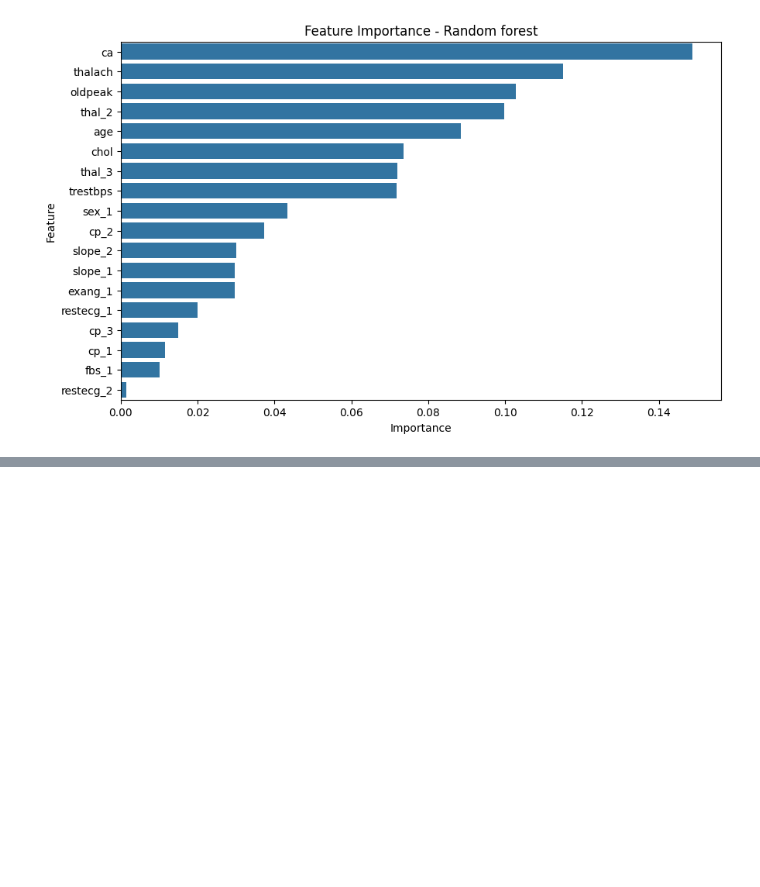
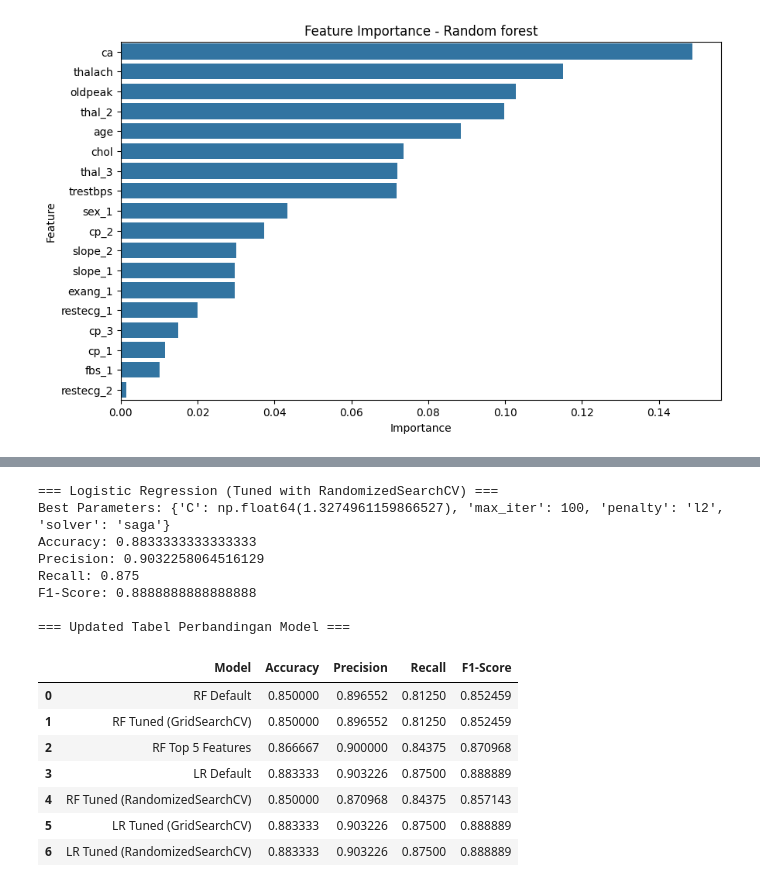
Before and after one commit to WahyuKhairi06/BigData_2311531009_Wahyu-Khairi, a Jupyter notebook: Praktikum 8/Praktikum_8_Big_Data_2311531009.ipynb, the cells around one changed output, grey strips where cells are left out. Saved outputs shown, nothing was run; the diff lists cells and outputs as text; code cells hidden in the pictures; blank space fills up the shorter version.

```diff
--- a/Praktikum 8/Praktikum_8_Big_Data_2311531009.ipynb
+++ b/Praktikum 8/Praktikum_8_Big_Data_2311531009.ipynb
@@ -207,0 +453,45 @@ Model logistic regression berhasil disimpan sebagai logreg_heast_model.joblib
+# %%
+best_lr_random_model = random_search_lr.best_estimator_
+y_pred_lr_random = best_lr_random_model.predict(X_test)
+
+acc_lr_random = accuracy_score(y_test, y_pred_lr_random)
+prec_lr_random = precision_score(y_test, y_pred_lr_random)
+rec_lr_random = recall_score(y_test, y_pred_lr_random)
+f1_lr_random = f1_score(y_test, y_pred_lr_random)
+
+print("\n=== Logistic Regression (Tuned with RandomizedSearchCV) ===")
+print("Best Parameters:", random_search_lr.best_params_)
+print("Accuracy:", acc_lr_random)
+print("Precision:", prec_lr_random)
+print("Recall:", rec_lr_random)
+print("F1-Score:", f1_lr_random)
+
+results_lr_random = pd.DataFrame({
+    "Model": ["LR Tuned (RandomizedSearchCV)"],
+    "Accuracy": [acc_lr_random],
+    "Precision": [prec_lr_random],
+    "Recall": [rec_lr_random],
+    "F1-Score": [f1_lr_random]
+})
+
+results = pd.concat([results, results_lr_random], ignore_index=True)
+
+print("\n=== Updated Tabel Perbandingan Model ===")
+display(results)
+# %% [output]
+=== Logistic Regression (Tuned with RandomizedSearchCV) ===
+Best Parameters: {'C': np.float64(1.3274961159866527), 'max_iter': 100, 'penalty': 'l2', 'solver': 'saga'}
+Accuracy: 0.8833333333333333
+Precision: 0.9032258064516129
+Recall: 0.875
+F1-Score: 0.8888888888888888
+
+=== Updated Tabel Perbandingan Model ===
+|  | Model | Accuracy | Precision | Recall | F1-Score |
+| 0 | RF Default | 0.850000 | 0.896552 | 0.81250 | 0.852459 |
+| 1 | RF Tuned (GridSearchCV) | 0.850000 | 0.896552 | 0.81250 | 0.852459 |
+| 2 | RF Top 5 Features | 0.866667 | 0.900000 | 0.84375 | 0.870968 |
+| 3 | LR Default | 0.883333 | 0.903226 | 0.87500 | 0.888889 |
+| 4 | RF Tuned (RandomizedSearchCV) | 0.850000 | 0.870968 | 0.84375 | 0.857143 |
+| 5 | LR Tuned (GridSearchCV) | 0.883333 | 0.903226 | 0.87500 | 0.888889 |
+| 6 | LR Tuned (RandomizedSearchCV) | 0.883333 | 0.903226 | 0.87500 | 0.888889 |
```
Also changed, not shown: parts of 32 cells of this notebook.
